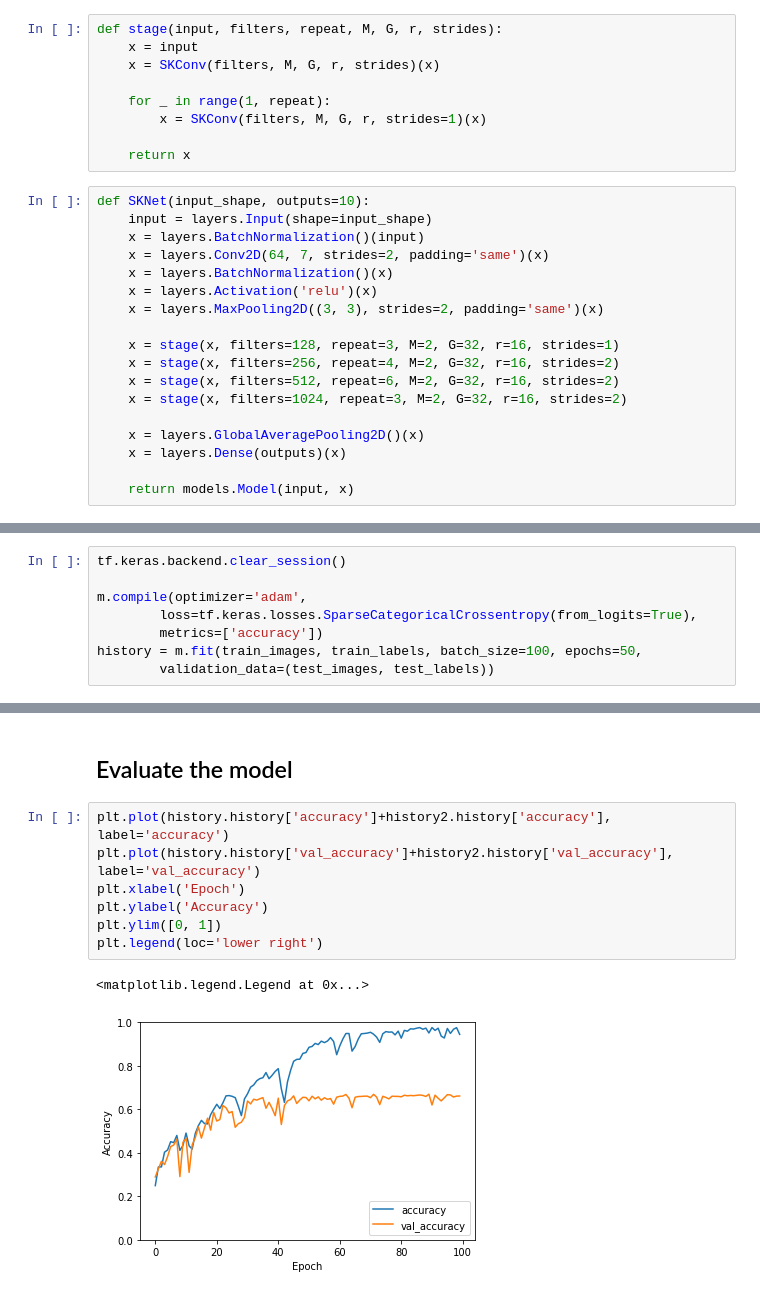
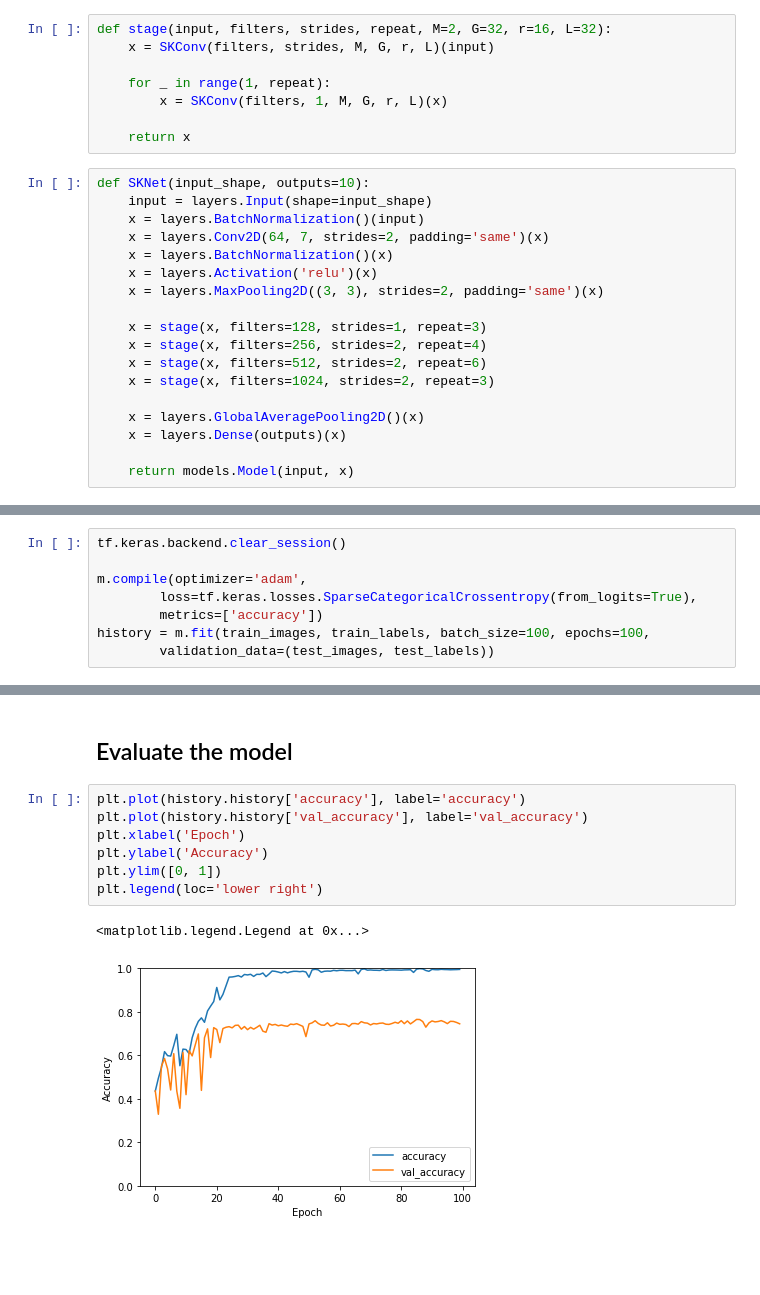
Before and after one commit to ksw2000/ML-Notebook, a Jupyter notebook: SKNet/SKNet_CIFAR10.ipynb, the cells around one changed output, grey strips where cells are left out. Saved outputs shown, nothing was run; the diff lists cells and outputs as text; blank space fills up the shorter version.

```diff
--- a/SKNet/SKNet_CIFAR10.ipynb
+++ b/SKNet/SKNet_CIFAR10.ipynb
@@ -159,10 +159,9 @@ class SKConv(tf.keras.Model):
 # %%
-def stage(input, filters, repeat, M, G, r, strides):
-    x = input
-    x = SKConv(filters, M, G, r, strides)(x)
+def stage(input, filters, strides, repeat, M=2, G=32, r=16, L=32):
+    x = SKConv(filters, strides, M, G, r, L)(input)
 
     for _ in range(1, repeat):
-        x = SKConv(filters, M, G, r, strides=1)(x)
+        x = SKConv(filters, 1, M, G, r, L)(x)
 
     return x
 # %%
@@ -174,10 +173,10 @@ def SKNet(input_shape, outputs=10):
     x = layers.Activation('relu')(x)
     x = layers.MaxPooling2D((3, 3), strides=2, padding='same')(x)
 
-    x = stage(x, filters=128, repeat=3, M=2, G=32, r=16, strides=1)
-    x = stage(x, filters=256, repeat=4, M=2, G=32, r=16, strides=2)
-    x = stage(x, filters=512, repeat=6, M=2, G=32, r=16, strides=2)
-    x = stage(x, filters=1024, repeat=3, M=2, G=32, r=16, strides=2)
+    x = stage(x, filters=128, strides=1, repeat=3)
+    x = stage(x, filters=256, strides=2, repeat=4)
+    x = stage(x, filters=512, strides=2, repeat=6)
+    x = stage(x, filters=1024, strides=2, repeat=3)
 
     x = layers.GlobalAveragePooling2D()(x)
     x = layers.Dense(outputs)(x)
@@ -213,6 +212,6 @@ tf.keras.backend.clear_session()
 m.compile(optimizer='adam',
         loss=tf.keras.losses.SparseCategoricalCrossentropy(from_logits=True),
         metrics=['accuracy'])
-history = m.fit(train_images, train_labels, batch_size=100, epochs=50,
+history = m.fit(train_images, train_labels, batch_size=100, epochs=100,
         validation_data=(test_images, test_labels))
 # %% [output]
@@ -257,12 +235,12 @@ Epoch 50/50
 # %% [markdown]
 ## Evaluate the model
 # %%
-plt.plot(history.history['accuracy']+history2.history['accuracy'], label='accuracy')
-plt.plot(history.history['val_accuracy']+history2.history['val_accuracy'], label='val_accuracy')
+plt.plot(history.history['accuracy'], label='accuracy')
+plt.plot(history.history['val_accuracy'], label='val_accuracy')
 plt.xlabel('Epoch')
 plt.ylabel('Accuracy')
 plt.ylim([0, 1])
 plt.legend(loc='lower right')
 # %% [output]
 <matplotlib.legend.Legend at 0x...>
-[figure, old version]
+[figure, new version]
```
Also changed, not shown: parts of 9 cells of this notebook.
